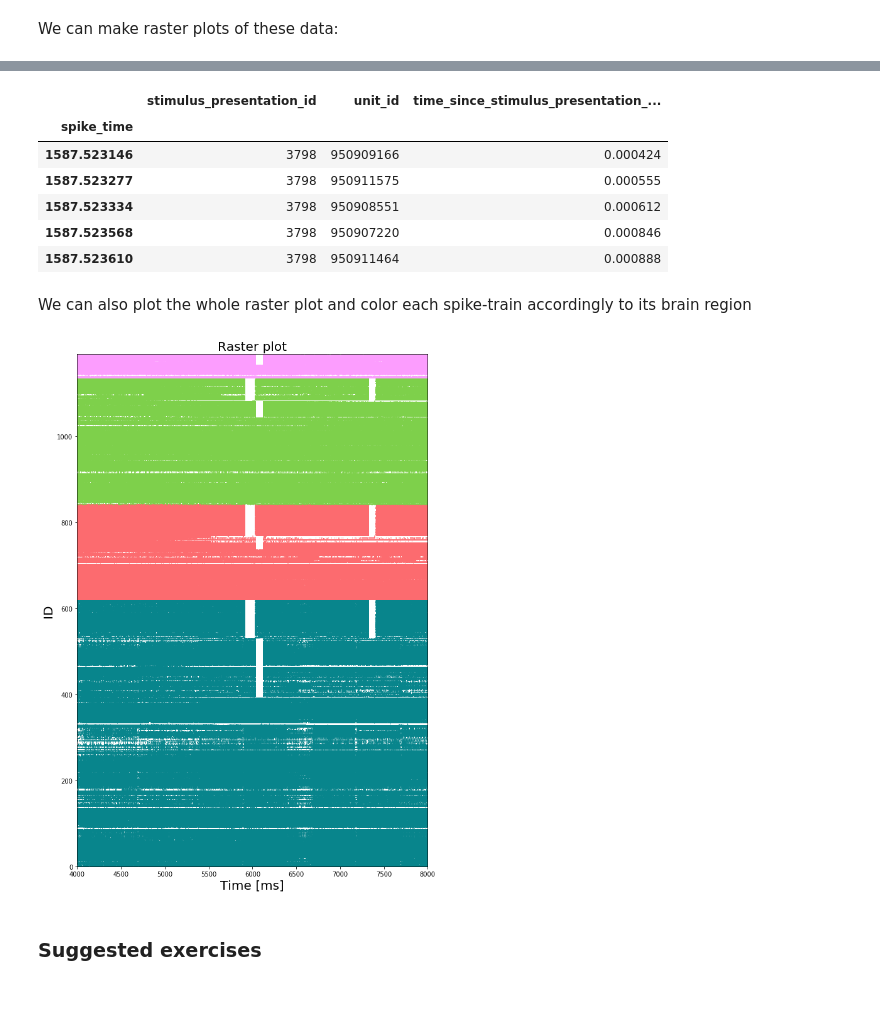
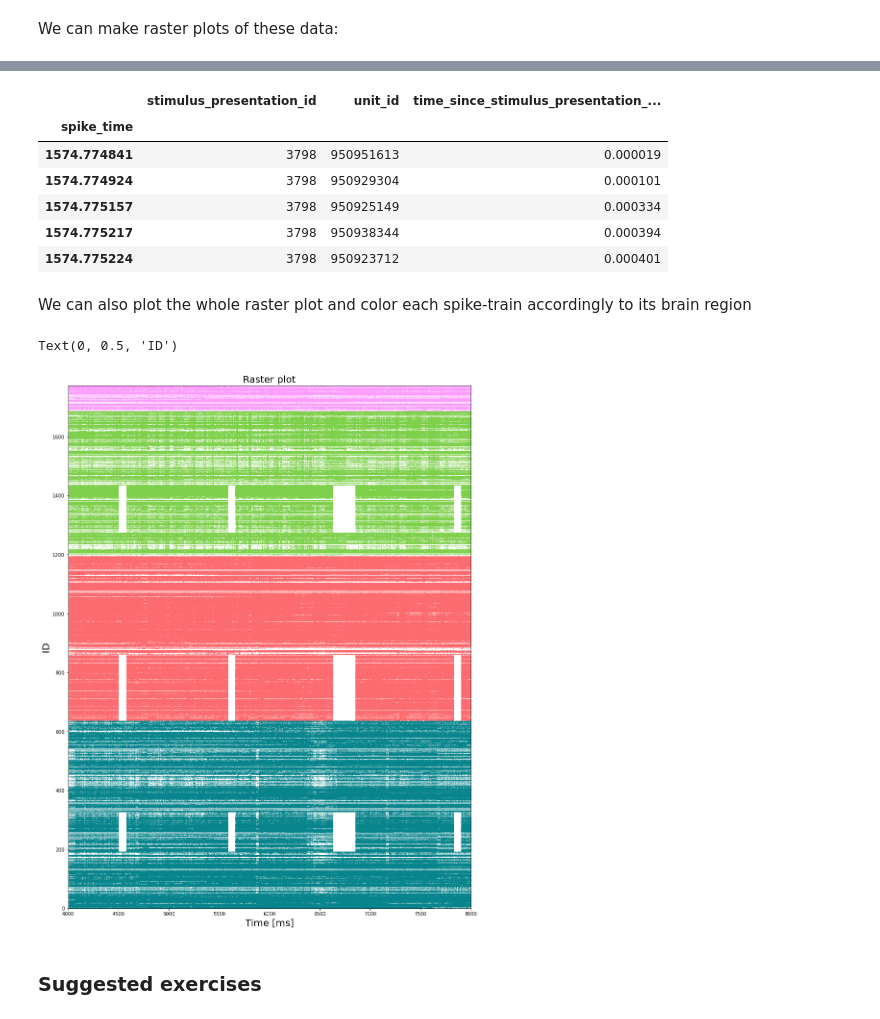
Before and after one commit to ViniciusLima94/allen-dataset, a Jupyter notebook: notebooks/1. Exploring the dataset.ipynb, the cells around one changed output, grey strips where cells are left out. Drawn from its saved outputs; the diff is of its cells as text; code cells hidden in the pictures.

```diff
--- a/notebooks/1. Exploring the dataset.ipynb
+++ b/notebooks/1. Exploring the dataset.ipynb
@@ -32,7 +32,7 @@ color_dict = {'cortex' :      '#08858C',
 
 `EcephysSession` objects contain methods and properties that access the data within an ecephys NWB file and cache it in memory.
 # %%
-nwb_path = '../data/ecephys_cache_dir/session_721123822/session_721123822.nwb'
+nwb_path = '../data/ecephys_cache_dir/session_715093703/ecephys_session_715093703.nwb'
 
 session = EcephysSession.from_nwb_path(nwb_path, api_kwargs={
                                        "amplitude_cutoff_maximum": np.inf,
@@ -274,31 +274,32 @@ plot_times.head()
 # %% [output]
 |  | stimulus_presentation_id | unit_id | time_since_stimulus_presentation_... |
 | spike_time |  |  |  |
-| 1587.523146 | 3798 | 950909166 | 0.000424 |
-| 1587.523277 | 3798 | 950911575 | 0.000555 |
-| 1587.523334 | 3798 | 950908551 | 0.000612 |
-| 1587.523568 | 3798 | 950907220 | 0.000846 |
-| 1587.523610 | 3798 | 950911464 | 0.000888 |
+| 1574.774841 | 3798 | 950951613 | 0.000019 |
+| 1574.774924 | 3798 | 950929304 | 0.000101 |
+| 1574.775157 | 3798 | 950925149 | 0.000334 |
+| 1574.775217 | 3798 | 950938344 | 0.000394 |
+| 1574.775224 | 3798 | 950923712 | 0.000401 |
 # %% [markdown]
 We can also plot the whole raster plot and color each spike-train accordingly to its brain region
 # %%
 units = session.units
 # %%
-plt.figure(figsize=(10,15))
+plt.figure(figsize=(15,20))
 count = 0
 for idx, region in enumerate(region_dict.keys()):
     ids = units[units.ecephys_structure_acronym.isin(region_dict[region])].index.values
     for i in ids:
-        plt.plot(session.spike_times[i], [count]*len(session.spike_times[i]), '|', ms=1, color = color_dict[region])
+        plt.plot(session.spike_times[i], [count]*len(session.spike_times[i]), '|', ms=.3, color = color_dict[region])
         count += 1
 plt.xlim([4000,8000])
 plt.ylim([0,count])
 plt.title('Raster plot', fontsize=20)
 plt.xlabel('Time [ms]', fontsize=20)
 plt.ylabel('ID', fontsize=20)
-plt.savefig('img/raster_plot_session_721123822.png', dpi=150)
+#plt.savefig('img/raster_plot_session_721123822.png', dpi=150)
 # %% [output]
+Text(0, 0.5, 'ID')
-[figure, old version]
+[figure, new version]
 # %% [markdown]
 ### Suggested exercises
 # %% [markdown]
```
Also changed, not shown: parts of 18 cells of this notebook.
